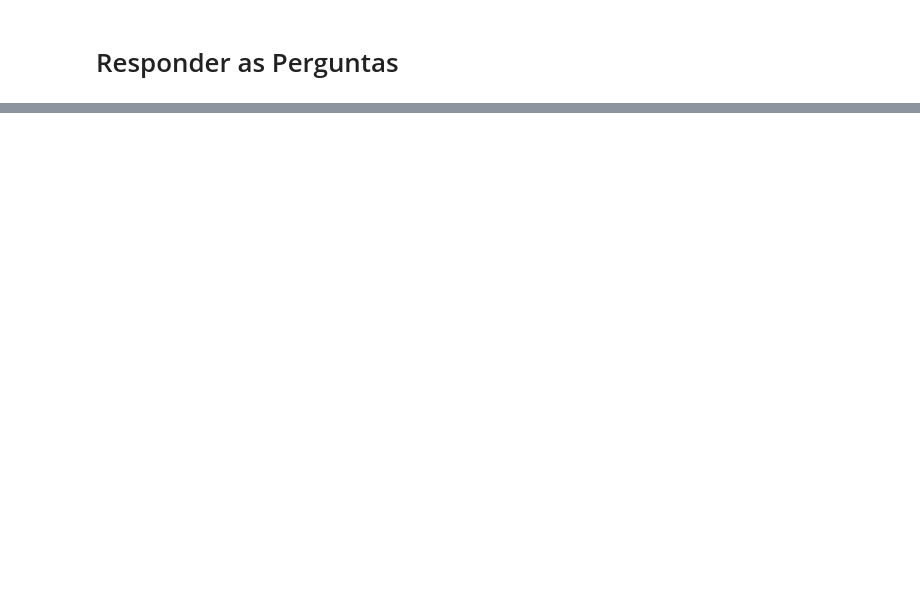
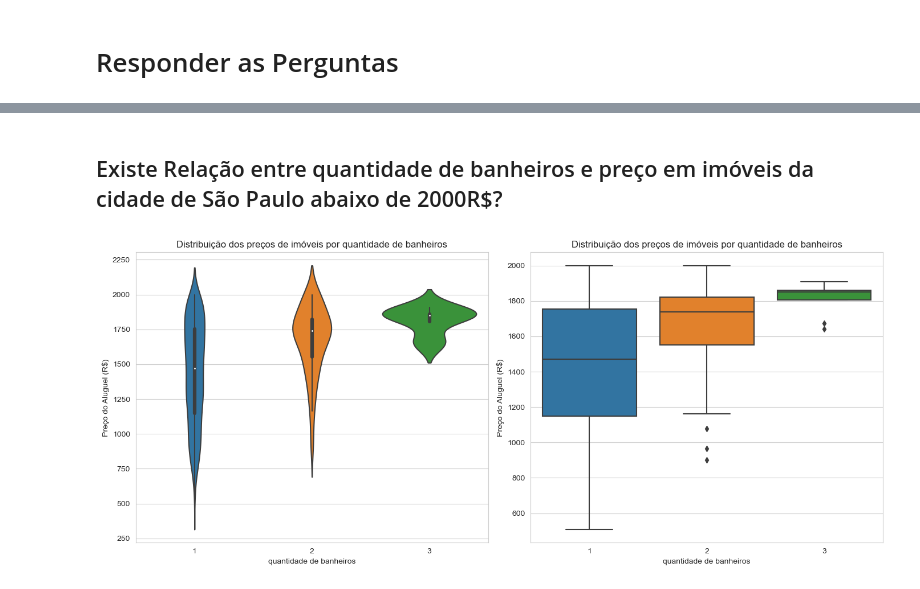
Before and after one commit to silas-silva/Analise-Exploratoria-de-Dados-Preco-Aluguel-Sao-Paulo, a Jupyter notebook: projeto/Analise Exploratória de Dados.ipynb, the cells around one changed output, grey strips where cells are left out. Drawn from its saved outputs; the diff is of its cells as text; code cells hidden in the pictures; blank space fills up the shorter version.

```diff
--- a/projeto/Analise Exploratória de Dados.ipynb
+++ b/projeto/Analise Exploratória de Dados.ipynb
@@ -277,0 +283,25 @@ plt.show()
+# %% [markdown]
+## Existe Relação entre quantidade de banheiros e preço em imóveis da cidade de São Paulo abaixo de 2000R\$?
+# %%
+# Criando a figura e os subplots
+fig, axs = plt.subplots(1, 2, figsize=(14, 6))
+
+# Plotando o gráfico de violino no primeiro subplot
+sns.violinplot(data=precoAluguelImoveisSP_df, x='bathroom', y='total (R$)', ax=axs[0])
+axs[0].set_title('Distribuição dos preços de imóveis por quantidade de banheiros')
+axs[0].set_xlabel('quantidade de banheiros')
+axs[0].set_ylabel('Preço do Aluguel (R$)')
+
+# Plotando o gráfico de caixa no segundo subplot
+sns.boxplot(data=precoAluguelImoveisSP_df, x='bathroom', y='total (R$)', ax=axs[1])
+axs[1].set_title('Distribuição dos preços de imóveis por quantidade de banheiros')
+axs[1].set_xlabel('quantidade de banheiros')
+axs[1].set_ylabel('Preço do Aluguel (R$)')
+
+# Ajustando o layout
+plt.tight_layout()
+
+# Exibindo os gráficos
+plt.show()
+# %% [output]
+[figure, added]
```
Also changed, not shown: parts of 25 cells of this notebook.
